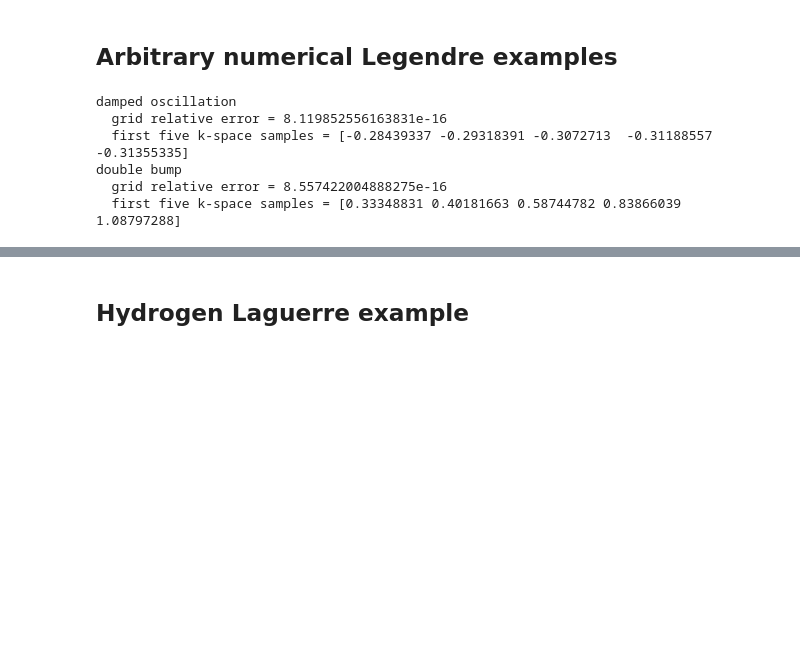
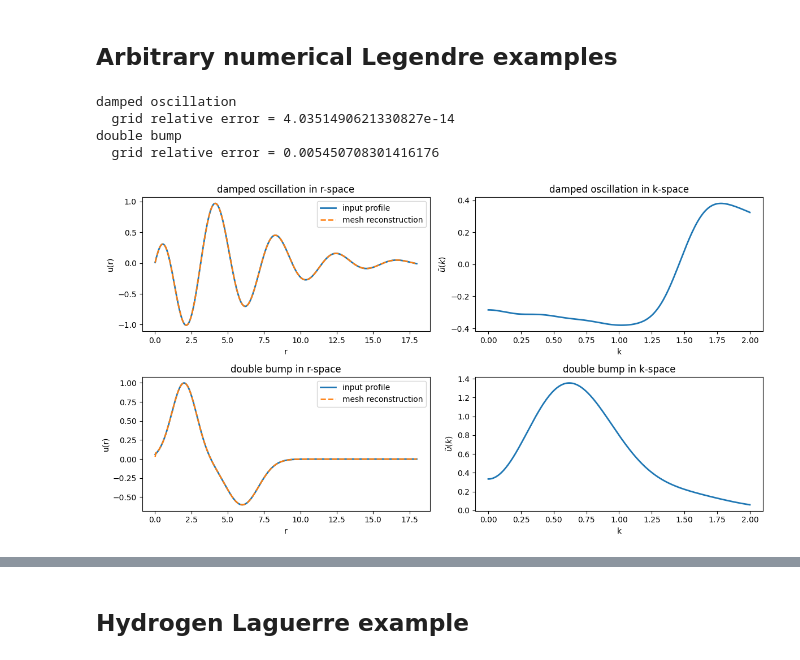
Before and after one commit to beykyle/lax, a Jupyter notebook: examples/fourier_demo.ipynb, the cells around one changed output, grey strips where cells are left out. Saved outputs shown, nothing was run; the diff lists cells and outputs as text; code cells hidden in the pictures; blank space fills up the shorter version.

```diff
--- a/examples/fourier_demo.ipynb
+++ b/examples/fourier_demo.ipynb
@@ -98,41 +122,38 @@ Gaussian l=1
 # %% [markdown]
 ## Arbitrary numerical Legendre examples
 # %%
-solver = legendre_solver(0)
-
 numerical_profiles = [
     ("damped oscillation", lambda r: r * np.exp(-0.35 * r) * np.cos(1.5 * r)),
     ("double bump", lambda r: np.exp(-0.7 * (r - 2.0) ** 2) - 0.6 * np.exp(-0.4 * (r - 6.0) ** 2)),
 ]
 
+numerical_solver = legendre_solver(0, n=40, scale=18.0)
 fig, axes = plt.subplots(len(numerical_profiles), 2, figsize=(12, 6.5))
-grid_r = np.asarray(solver.transforms.grid_r)
-momenta = np.asarray(solver.transforms.momenta)
+grid_r = np.asarray(numerical_solver.transforms.grid_r)
+momenta = np.asarray(numerical_solver.transforms.momenta)
 
 for row, (name, profile) in enumerate(numerical_profiles):
-    coeffs = solver.from_grid_vector(lambda r: jnp.asarray(profile(np.asarray(r))))
-    reconstructed = np.asarray(solver.to_grid_vector(coeffs))
-    transformed = np.asarray(solver.fourier(coeffs))
+    coeffs = numerical_solver.from_grid_vector(lambda r: jnp.asarray(profile(np.asarray(r))))
+    reconstructed = np.asarray(numerical_solver.to_grid_vector(coeffs))
+    transformed = np.asarray(numerical_solver.fourier(coeffs))
     expected = profile(grid_r)
     print(name)
     print("  grid relative error =", relative_error(reconstructed, expected))
-    print("  first five k-space samples =", transformed[:5])
     axes[row, 0].plot(grid_r, expected, label="input profile", linewidth=2.0)
     axes[row, 0].plot(grid_r, reconstructed, "--", label="mesh reconstruction", linewidth=1.8)
     axes[row, 0].set_title(f"{name} in r-space")
     axes[row, 0].set_xlabel("r")
     axes[row, 0].set_ylabel("u(r)")
     axes[row, 0].legend()
     axes[row, 1].plot(momenta, transformed, linewidth=2.0)
     axes[row, 1].set_title(f"{name} in k-space")
     axes[row, 1].set_xlabel("k")
     axes[row, 1].set_ylabel(r"$\tilde u(k)$")
 
 fig.tight_layout()
 # %% [output]
 damped oscillation
-  grid relative error = 8.119852556163831e-16
-  first five k-space samples = [-0.28439337 -0.29318391 -0.3072713  -0.31188557 -0.31355335]
+  grid relative error = 4.0351490621330827e-14
 double bump
-  grid relative error = 8.557422004888275e-16
-  first five k-space samples = [0.33348831 0.40181663 0.58744782 0.83866039 1.08797288]
+  grid relative error = 0.005450708301416176
+[figure, added]
```
Also changed, not shown: parts of 6 cells of this notebook, 18 other files.
